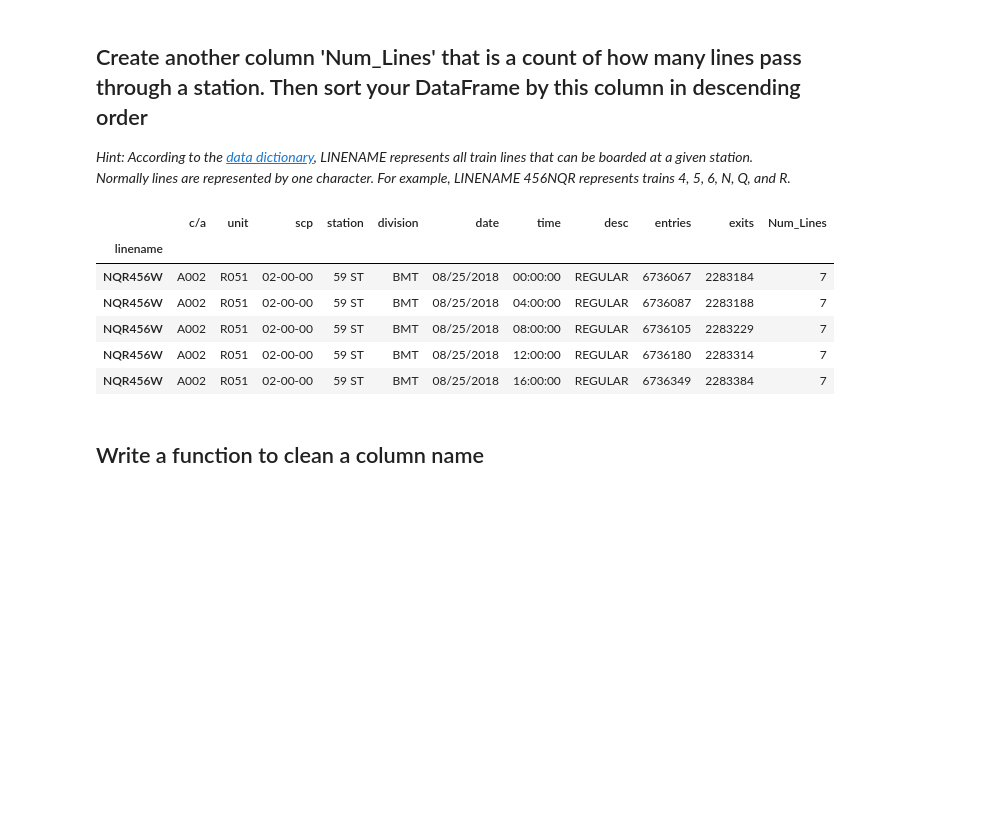
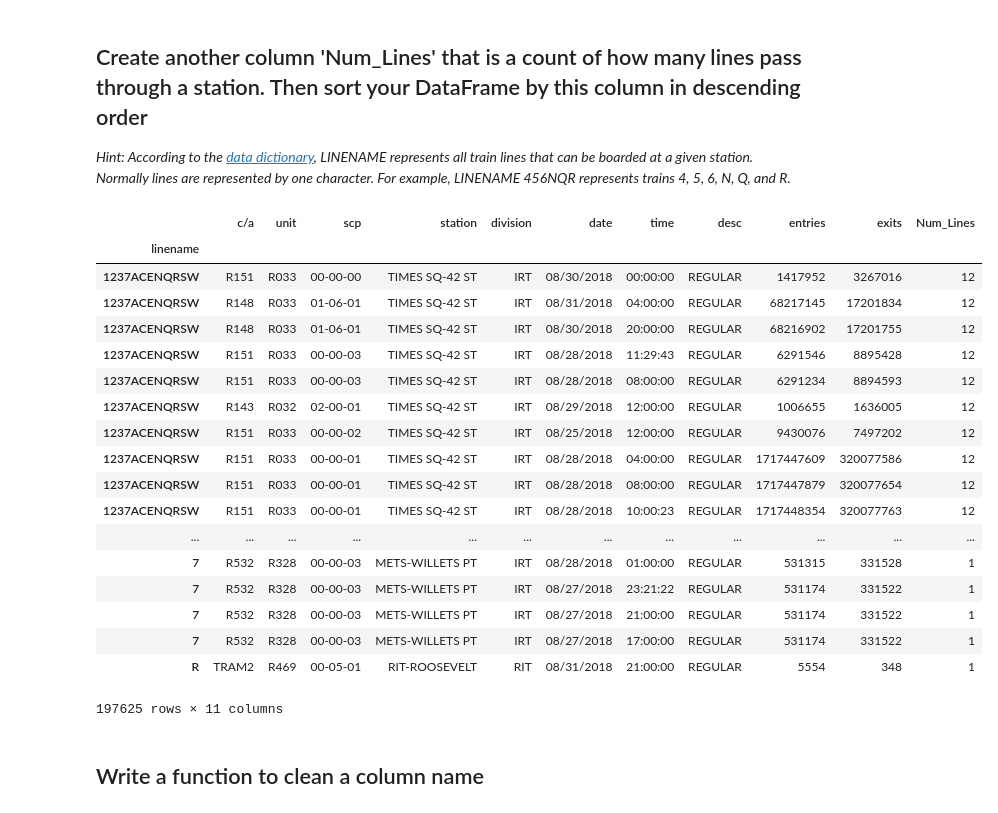
Before and after one commit to hakkeray/dsc-pandas-series-and-dataframes-lab-online-ds-ft-100719, a Jupyter notebook: index.ipynb, the cells around one changed output. Cells and saved outputs as stored; diff of their text form; code cells hidden in the pictures; blank space fills up the shorter version.

Commit message:
reverse sorted by linename

```diff
--- a/index.ipynb
+++ b/index.ipynb
@@ -73,15 +73,29 @@ df.head()
 # %%
 Num_Lines = [len(line) for line in df.index]
 df['Num_Lines'] = Num_Lines
-df.head()
-# %% [output]
-|  | c/a | unit | scp | station | division | date | time | desc | entries | exits | Num_Lines |
-| linename |  |  |  |  |  |  |  |  |  |  |  |
-| NQR456W | A002 | R051 | 02-00-00 | 59 ST | BMT | 08/25/2018 | 00:00:00 | REGULAR | 6736067 | 2283184 | 7 |
-| NQR456W | A002 | R051 | 02-00-00 | 59 ST | BMT | 08/25/2018 | 04:00:00 | REGULAR | 6736087 | 2283188 | 7 |
-| NQR456W | A002 | R051 | 02-00-00 | 59 ST | BMT | 08/25/2018 | 08:00:00 | REGULAR | 6736105 | 2283229 | 7 |
-| NQR456W | A002 | R051 | 02-00-00 | 59 ST | BMT | 08/25/2018 | 12:00:00 | REGULAR | 6736180 | 2283314 | 7 |
-| NQR456W | A002 | R051 | 02-00-00 | 59 ST | BMT | 08/25/2018 | 16:00:00 | REGULAR | 6736349 | 2283384 | 7 |
+# %%
+df = df.sort_values(['Num_Lines'], ascending=False)
+df
+# %% [output]
+|  | c/a | unit | scp | station | division | date | time | desc | entries | exits | Num_Lines |
+| linename |  |  |  |  |  |  |  |  |  |  |  |
+| 1237ACENQRSW | R151 | R033 | 00-00-00 | TIMES SQ-42 ST | IRT | 08/30/2018 | 00:00:00 | REGULAR | 1417952 | 3267016 | 12 |
+| 1237ACENQRSW | R148 | R033 | 01-06-01 | TIMES SQ-42 ST | IRT | 08/31/2018 | 04:00:00 | REGULAR | 68217145 | 17201834 | 12 |
+| 1237ACENQRSW | R148 | R033 | 01-06-01 | TIMES SQ-42 ST | IRT | 08/30/2018 | 20:00:00 | REGULAR | 68216902 | 17201755 | 12 |
+| 1237ACENQRSW | R151 | R033 | 00-00-03 | TIMES SQ-42 ST | IRT | 08/28/2018 | 11:29:43 | REGULAR | 6291546 | 8895428 | 12 |
+| 1237ACENQRSW | R151 | R033 | 00-00-03 | TIMES SQ-42 ST | IRT | 08/28/2018 | 08:00:00 | REGULAR | 6291234 | 8894593 | 12 |
+| 1237ACENQRSW | R143 | R032 | 02-00-01 | TIMES SQ-42 ST | IRT | 08/29/2018 | 12:00:00 | REGULAR | 1006655 | 1636005 | 12 |
+| 1237ACENQRSW | R151 | R033 | 00-00-02 | TIMES SQ-42 ST | IRT | 08/25/2018 | 12:00:00 | REGULAR | 9430076 | 7497202 | 12 |
+| 1237ACENQRSW | R151 | R033 | 00-00-01 | TIMES SQ-42 ST | IRT | 08/28/2018 | 04:00:00 | REGULAR | 1717447609 | 320077586 | 12 |
+| 1237ACENQRSW | R151 | R033 | 00-00-01 | TIMES SQ-42 ST | IRT | 08/28/2018 | 08:00:00 | REGULAR | 1717447879 | 320077654 | 12 |
+| 1237ACENQRSW | R151 | R033 | 00-00-01 | TIMES SQ-42 ST | IRT | 08/28/2018 | 10:00:23 | REGULAR | 1717448354 | 320077763 | 12 |
+| ... | ... | ... | ... | ... | ... | ... | ... | ... | ... | ... | ... |
+| 7 | R532 | R328 | 00-00-03 | METS-WILLETS PT | IRT | 08/28/2018 | 01:00:00 | REGULAR | 531315 | 331528 | 1 |
+| 7 | R532 | R328 | 00-00-03 | METS-WILLETS PT | IRT | 08/27/2018 | 23:21:22 | REGULAR | 531174 | 331522 | 1 |
+| 7 | R532 | R328 | 00-00-03 | METS-WILLETS PT | IRT | 08/27/2018 | 21:00:00 | REGULAR | 531174 | 331522 | 1 |
+| 7 | R532 | R328 | 00-00-03 | METS-WILLETS PT | IRT | 08/27/2018 | 17:00:00 | REGULAR | 531174 | 331522 | 1 |
+| R | TRAM2 | R469 | 00-05-01 | RIT-ROOSEVELT | RIT | 08/31/2018 | 21:00:00 | REGULAR | 5554 | 348 | 1 |
+197625 rows × 11 columns
 # %% [markdown]
 ## Write a function to clean a column name
 # %%
```
Also changed, not shown: parts of 1 cell of this notebook.
